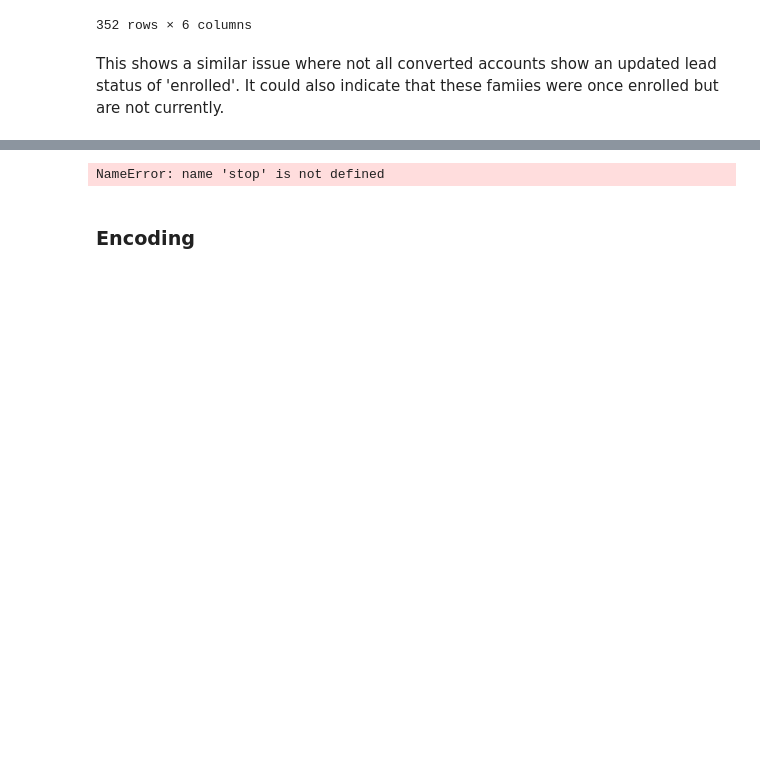
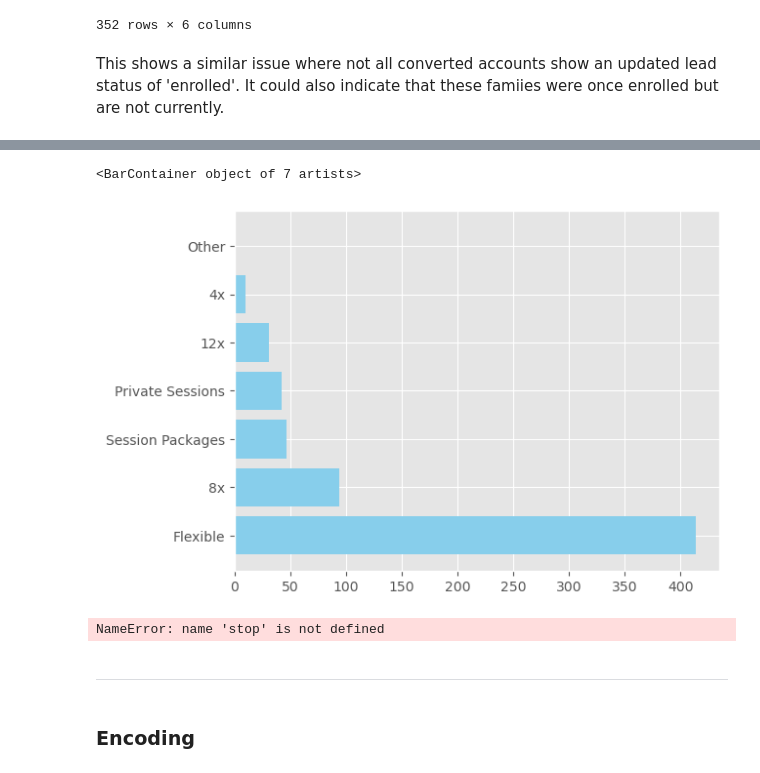
Before and after one commit to elijahlopez94/trends_in_supplemental_education_program, a Jupyter notebook: eda_notebook.ipynb, the cells around one changed output, grey strips where cells are left out. Cells and saved outputs as stored; diff of their text form; code cells hidden in the pictures; blank space fills up the shorter version.

Commit message:
Anonymized account data, imported and did data cleaning.

```diff
--- a/eda_notebook.ipynb
+++ b/eda_notebook.ipynb
@@ -441,0 +651,4 @@ This shows a similar issue where not all converted accounts show an updated lead
+# %%
+# Strip enrollment_contract_length & enrollment_length_of_stay of the word 'months'
+accounts['enrollment_contract_length'] = accounts['enrollment_contract_length'].str.split(' ').str[0]
+accounts['enrollment_length_of_stay'] = accounts['enrollment_length_of_stay'].str.split(' ').str[0]
@@ -441,0 +672,20 @@ This shows a similar issue where not all converted accounts show an updated lead
+# %%
+# Create map for various membership types
+def map_program_type(program_type):
+    if 'Fee' in program_type:
+        return 'Other'
+    elif 'Flexible' in program_type:
+        return 'Flexible'
+    elif 'Monthly' in program_type:
+        return 'Monthly Sessions'
+    elif 'Private' in program_type:
+        return 'Private Sessions'
+    elif 'Sessions' in program_type:
+        return 'Session Packages'
+    else:
+        return 'Other'
+# %%
+# Apply mapping to membership_type
+accounts['membership_type'] = accounts['membership_type'].apply(map_program_type)
+membership_type_counts = accounts['membership_type'].value_counts()
+membership_type_counts
@@ -441,0 +721,3 @@ This shows a similar issue where not all converted accounts show an updated lead
+# %%
+place_holder = accounts['membership_type'] == 'Monthly Sessions'
+accounts.loc[place_holder, 'membership_type'] = accounts.loc[place_holder, 'total_sessions'].astype(str) + 'x'
@@ -442,7 +746,17 @@ This shows a similar issue where not all converted accounts show an updated lead
+# %%
+x = accounts['membership_type'].value_counts().index
+y = accounts['membership_type'].value_counts().values
+
+plt.barh(x, y, color='skyblue')
+# %% [output]
+<BarContainer object of 7 artists>
+[figure, added]
 # %%
 stop
 # %% [output]
 NameError: name 'stop' is not defined
+# %% [markdown]
+___
 # %% [markdown]
 ### Encoding
 # %%
```
Also changed, not shown: parts of 44 cells of this notebook.
